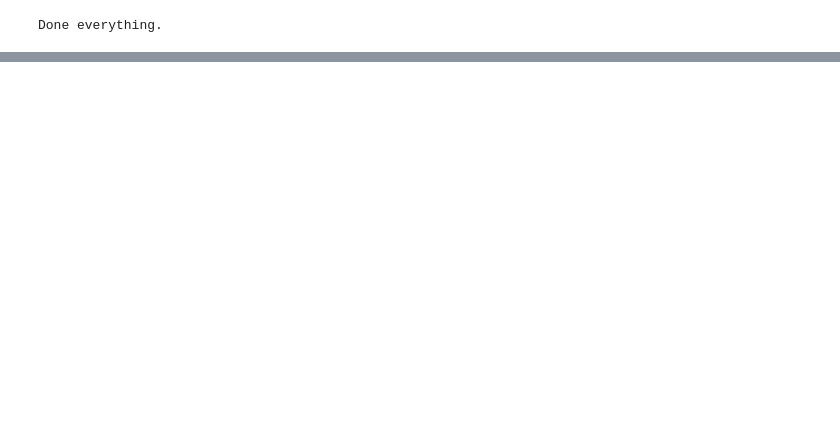
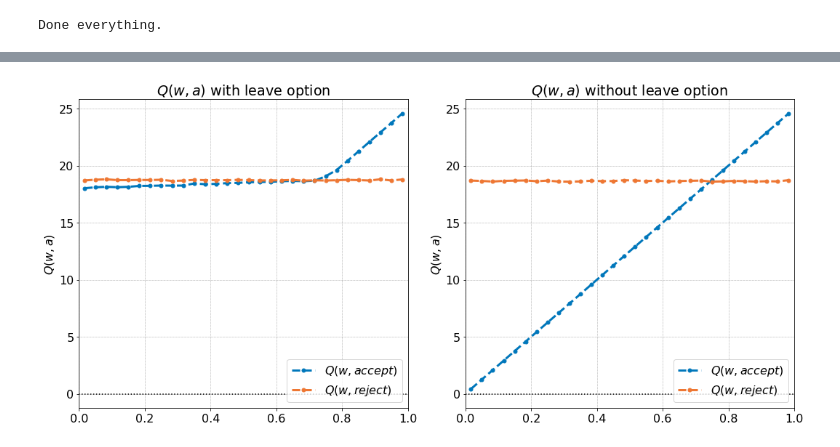
Before and after one commit to jborovicka/nyu-computational-dynamics, a Jupyter notebook: jupyter/q_learning_mccall.ipynb, the cells around one changed output, grey strips where cells are left out. Cells and saved outputs as stored; diff of their text form; code cells hidden in the pictures; blank space fills up the shorter version.

```diff
--- a/jupyter/q_learning_mccall.ipynb
+++ b/jupyter/q_learning_mccall.ipynb
@@ -166,0 +409,4 @@ Done everything.
+# %%
+sol = solve_mccall_q_learning(model)
+fig = plot_model(sol)
+fig.savefig('graphs/q_learning_mccall_baseline.pdf',bbox_inches='tight')
@@ -166,0 +438,7 @@ Done everything.
+# %%
+model_no_quit = model.copy()
+model_no_quit["allow_quit"] = False
+
+sol_no_quit = solve_mccall_q_learning(model_no_quit)
+fig_no_quit = plot_model(sol_no_quit)
+fig_no_quit.savefig('graphs/q_learning_mccall_no_quitting.pdf',bbox_inches='tight')
@@ -166,0 +452,32 @@ Done everything.
+# %%
+fig_param = {'figsize' : [15,7], 'fontsize': 16, 'subplots': [1,2],
+         'title': '',
+         'xlim': [0,1], 'ylim': [0,0],
+         'xlabel': '', 'ylabel': '$Q(w,a)$',
+         'ylogscale': False,
+         'showgrid': True, 'highlightzero': True,
+         'showNBERrecessions' : False, 'showNBERrecessions_y': [-30,30]}
+
+fig,ax = myGenerateTSPlot(fig_param)
+
+ax[0,0].plot(sol["w_grid"],sol["Q_accept"][:,-1], label="$Q(w,accept)$",
+        linewidth=3,linestyle="dashed",marker="o",markersize=5,color=clist_1[0])
+ax[0,0].plot(sol["w_grid"],sol["Q_reject"][:,-1], label='$Q(w,reject)$',
+        linewidth=3,linestyle="dashed",marker="o",markersize=5,color=clist_1[1])
+
+ax[0,0].set_title('$Q(w,a)$ with leave option')
+x = ax[0,0].legend(loc="lower right")
+
+ax[0,1].plot(sol_no_quit["w_grid"],sol_no_quit["Q_accept"][:,-1], label="$Q(w,accept)$",
+        linewidth=3,linestyle="dashed",marker="o",markersize=5,color=clist_1[0])
+ax[0,1].plot(sol_no_quit["w_grid"],sol_no_quit["Q_reject"][:,-1], label='$Q(w,reject)$',
+        linewidth=3,linestyle="dashed",marker="o",markersize=5,color=clist_1[1])
+
+ax[0,1].set_title('$Q(w,a)$ without leave option')
+x = ax[0,1].legend(loc="lower right")
+
+fig.tight_layout()
+fig.set_facecolor('#FFFFFF')
+fig.savefig('graphs/q_learning_mccall_leave_option_effect.pdf',bbox_inches='tight')
+# %% [output]
+[figure, added]
```
Also changed, not shown: parts of 20 cells of this notebook.
